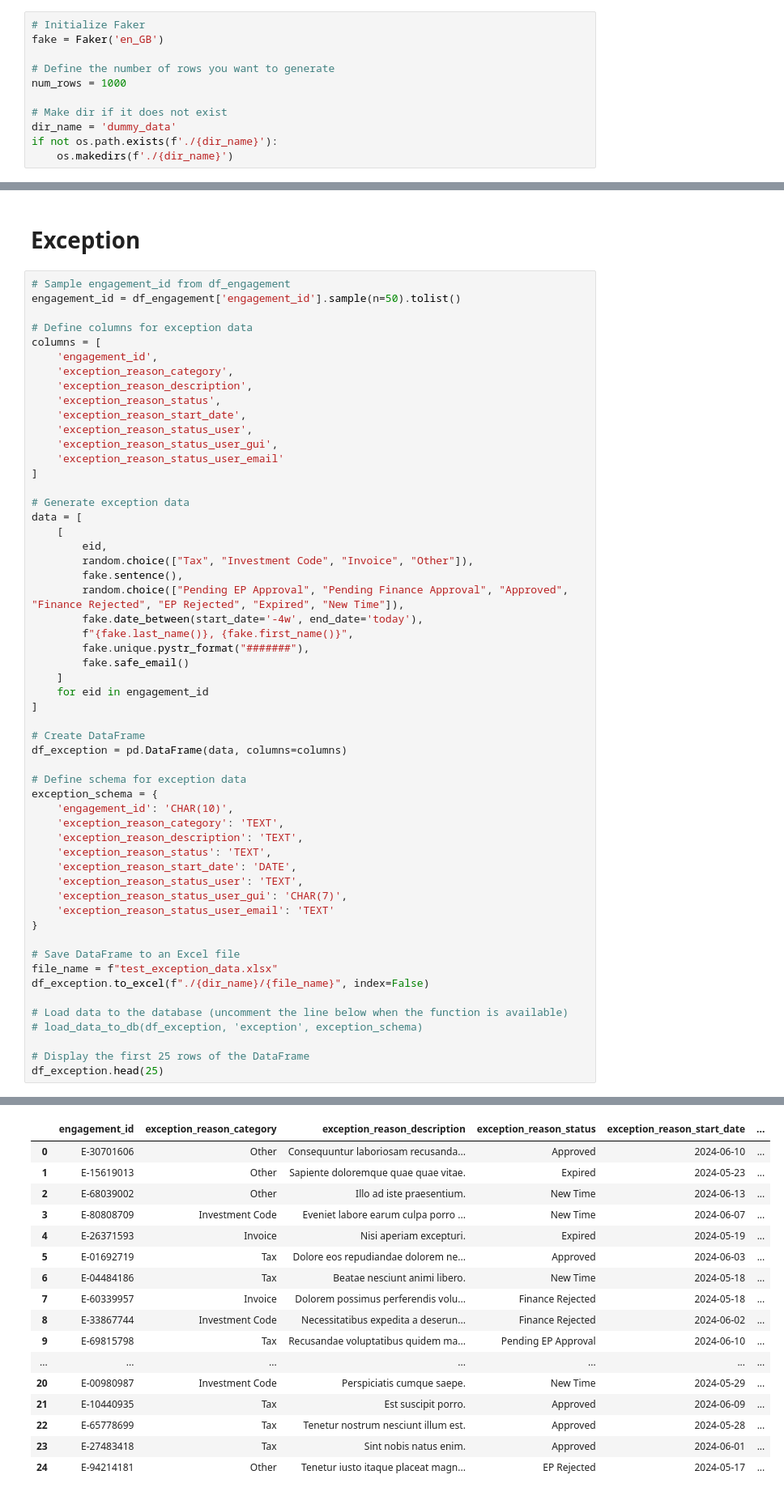
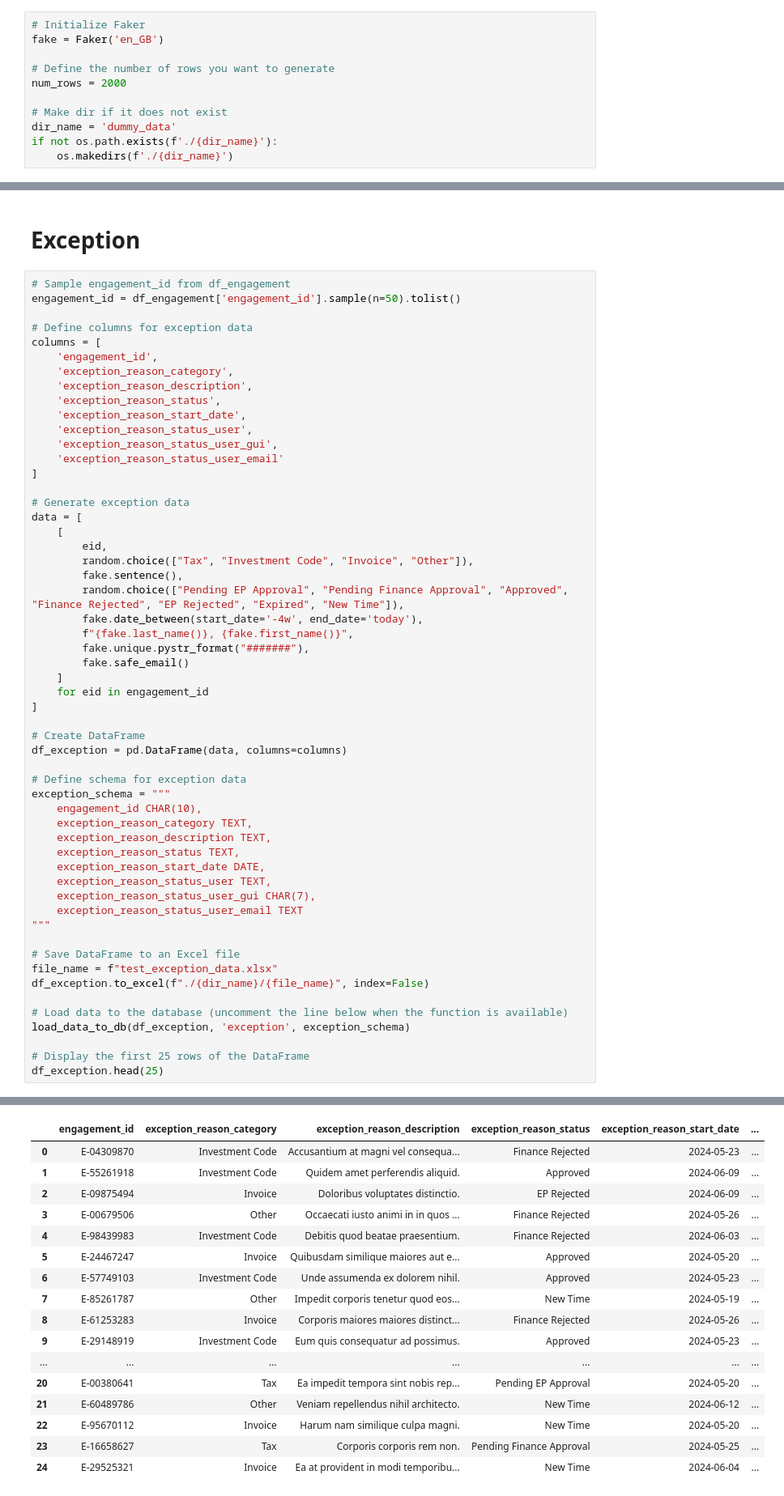
Before and after one commit to solstice035/outreachOptimisation, a Jupyter notebook: inputData/fakerData.ipynb, the cells around one changed output, grey strips where cells are left out. Shown at 81% size. Saved outputs shown, nothing was run; the diff lists cells and outputs as text.

```diff
--- a/inputData/fakerData.ipynb
+++ b/inputData/fakerData.ipynb
@@ -12,7 +12,7 @@ from datetime import datetime
 fake = Faker('en_GB')
 
 # Define the number of rows you want to generate
-num_rows = 1000
+num_rows = 2000
 
 # Make dir if it does not exist
 dir_name = 'dummy_data'
@@ -242,23 +274,23 @@ data = [
 df_exception = pd.DataFrame(data, columns=columns)
 
 # Define schema for exception data
-exception_schema = {
-    'engagement_id': 'CHAR(10)',
-    'exception_reason_category': 'TEXT',
-    'exception_reason_description': 'TEXT',
-    'exception_reason_status': 'TEXT',
-    'exception_reason_start_date': 'DATE',
-    'exception_reason_status_user': 'TEXT',
-    'exception_reason_status_user_gui': 'CHAR(7)',
-    'exception_reason_status_user_email': 'TEXT'
-}
+exception_schema = """
+    engagement_id CHAR(10),
+    exception_reason_category TEXT,
+    exception_reason_description TEXT,
+    exception_reason_status TEXT,
+    exception_reason_start_date DATE,
+    exception_reason_status_user TEXT,
+    exception_reason_status_user_gui CHAR(7),
+    exception_reason_status_user_email TEXT
+"""
 
 # Save DataFrame to an Excel file
 file_name = f"test_exception_data.xlsx"
 df_exception.to_excel(f"./{dir_name}/{file_name}", index=False)
 
 # Load data to the database (uncomment the line below when the function is available)
-# load_data_to_db(df_exception, 'exception', exception_schema)
+load_data_to_db(df_exception, 'exception', exception_schema)
 
 # Display the first 25 rows of the DataFrame
 df_exception.head(25)
@@ -266,20 +300,20 @@ df_exception.head(25)
 |  | engagement_id | exception_reason_category | exception_reason_description | exception_reason_status | exception_reason_start_date | ... |
-| 0 | E-30701606 | Other | Consequuntur laboriosam recusanda... | Approved | 2024-06-10 | ... |
-| 1 | E-15619013 | Other | Sapiente doloremque quae quae vitae. | Expired | 2024-05-23 | ... |
-| 2 | E-68039002 | Other | Illo ad iste praesentium. | New Time | 2024-06-13 | ... |
-| 3 | E-80808709 | Investment Code | Eveniet labore earum culpa porro ... | New Time | 2024-06-07 | ... |
-| 4 | E-26371593 | Invoice | Nisi aperiam excepturi. | Expired | 2024-05-19 | ... |
-| 5 | E-01692719 | Tax | Dolore eos repudiandae dolorem ne... | Approved | 2024-06-03 | ... |
-| 6 | E-04484186 | Tax | Beatae nesciunt animi libero. | New Time | 2024-05-18 | ... |
-| 7 | E-60339957 | Invoice | Dolorem possimus perferendis volu... | Finance Rejected | 2024-05-18 | ... |
-| 8 | E-33867744 | Investment Code | Necessitatibus expedita a deserun... | Finance Rejected | 2024-06-02 | ... |
-| 9 | E-69815798 | Tax | Recusandae voluptatibus quidem ma... | Pending EP Approval | 2024-06-10 | ... |
+| 0 | E-04309870 | Investment Code | Accusantium at magni vel consequa... | Finance Rejected | 2024-05-23 | ... |
+| 1 | E-55261918 | Investment Code | Quidem amet perferendis aliquid. | Approved | 2024-06-09 | ... |
+| 2 | E-09875494 | Invoice | Doloribus voluptates distinctio. | EP Rejected | 2024-06-09 | ... |
+| 3 | E-00679506 | Other | Occaecati iusto animi in in quos ... | Finance Rejected | 2024-05-26 | ... |
+| 4 | E-98439983 | Investment Code | Debitis quod beatae praesentium. | Finance Rejected | 2024-06-03 | ... |
+| 5 | E-24467247 | Invoice | Quibusdam similique maiores aut e... | Approved | 2024-05-20 | ... |
+| 6 | E-57749103 | Investment Code | Unde assumenda ex dolorem nihil. | Approved | 2024-05-23 | ... |
+| 7 | E-85261787 | Other | Impedit corporis tenetur quod eos... | New Time | 2024-05-19 | ... |
+| 8 | E-61253283 | Invoice | Corporis maiores maiores distinct... | Finance Rejected | 2024-05-26 | ... |
+| 9 | E-29148919 | Investment Code | Eum quis consequatur ad possimus. | Approved | 2024-05-23 | ... |
 | ... | ... | ... | ... | ... | ... | ... |
-| 20 | E-00980987 | Investment Code | Perspiciatis cumque saepe. | New Time | 2024-05-29 | ... |
-| 21 | E-10440935 | Tax | Est suscipit porro. | Approved | 2024-06-09 | ... |
-| 22 | E-65778699 | Tax | Tenetur nostrum nesciunt illum est. | Approved | 2024-05-28 | ... |
-| 23 | E-27483418 | Tax | Sint nobis natus enim. | Approved | 2024-06-01 | ... |
-| 24 | E-94214181 | Other | Tenetur iusto itaque placeat magn... | EP Rejected | 2024-05-17 | ... |
+| 20 | E-00380641 | Tax | Ea impedit tempora sint nobis rep... | Pending EP Approval | 2024-05-20 | ... |
+| 21 | E-60489786 | Other | Veniam repellendus nihil architecto. | New Time | 2024-06-12 | ... |
+| 22 | E-95670112 | Invoice | Harum nam similique culpa magni. | New Time | 2024-05-20 | ... |
+| 23 | E-16658627 | Tax | Corporis corporis rem non. | Pending Finance Approval | 2024-05-25 | ... |
+| 24 | E-29525321 | Invoice | Ea at provident in modi temporibu... | New Time | 2024-06-04 | ... |
 # %%
 # Sample 25 unique engagement IDs
 engagement_id = df_engagement['engagement_id'].sample(n=25, random_state=1).tolist()
```
Also changed, not shown: parts of 6 cells of this notebook.
